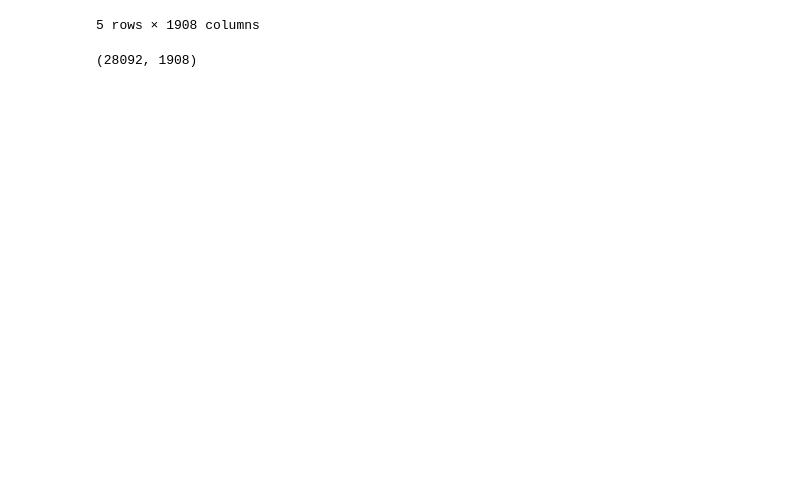
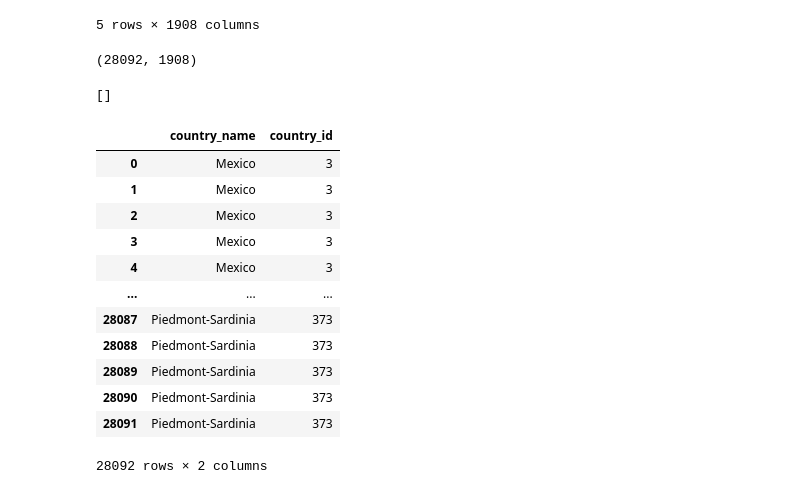
Before and after one commit to alilordifar/democracy-economic-development-regression, a Jupyter notebook: notebooks/EDA/eda.ipynb, the cells around one changed output. Saved outputs shown, nothing was run; the diff lists cells and outputs as text; code cells hidden in the pictures; blank space fills up the shorter version.

```diff
--- a/notebooks/EDA/eda.ipynb
+++ b/notebooks/EDA/eda.ipynb
@@ -27,3 +146,36 @@ v_dem.head()
 v_dem.shape
 # %% [output]
 (28092, 1908)
+# %%
+# get all columns
+cols = v_dem.columns
+
+# keep only columns that look like years
+year_cols = [c for c in cols if c.isdigit() and len(c) == 4]
+
+# optional: restrict to 2000–2022
+year_cols = [c for c in year_cols if 2000 <= int(c) <= 2022]
+print(year_cols)
+
+# final columns to keep
+keep_cols = ["country_name", "country_id"] + year_cols
+
+df_dem = v_dem[keep_cols]
+# %% [output]
+[]
+# %%
+df_dem
+# %% [output]
+|  | country_name | country_id |
+| 0 | Mexico | 3 |
+| 1 | Mexico | 3 |
+| 2 | Mexico | 3 |
+| 3 | Mexico | 3 |
+| 4 | Mexico | 3 |
+| ... | ... | ... |
+| 28087 | Piedmont-Sardinia | 373 |
+| 28088 | Piedmont-Sardinia | 373 |
+| 28089 | Piedmont-Sardinia | 373 |
+| 28090 | Piedmont-Sardinia | 373 |
+| 28091 | Piedmont-Sardinia | 373 |
+28092 rows × 2 columns
```
Also changed, not shown: parts of 33 cells of this notebook, 1 other file.
